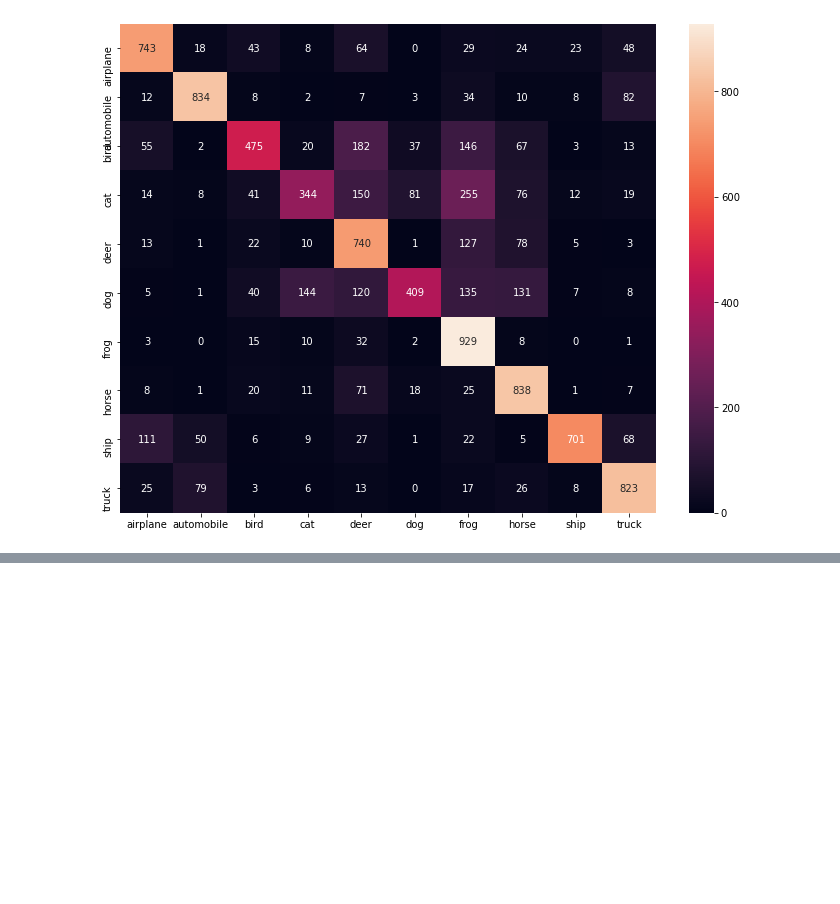
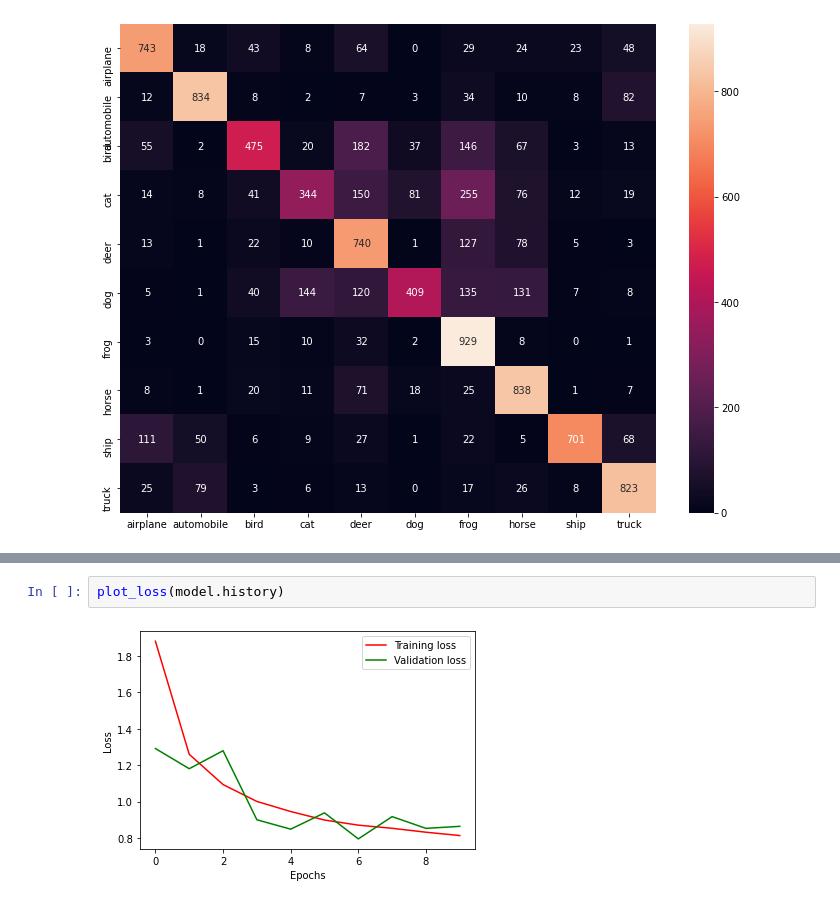
Before and after one commit to IssamBouzidi/cifar-10, a Jupyter notebook: src/cifar.ipynb, the cells around one changed output, grey strips where cells are left out. Drawn from its saved outputs; the diff is of its cells as text; blank space fills up the shorter version.

```diff
--- a/src/cifar.ipynb
+++ b/src/cifar.ipynb
@@ -539,0 +635,4 @@ confusion_matrix(model)
+# %%
+plot_loss(model.history)
+# %% [output]
+[figure, added]
```
Also changed, not shown: parts of 9 cells of this notebook.
